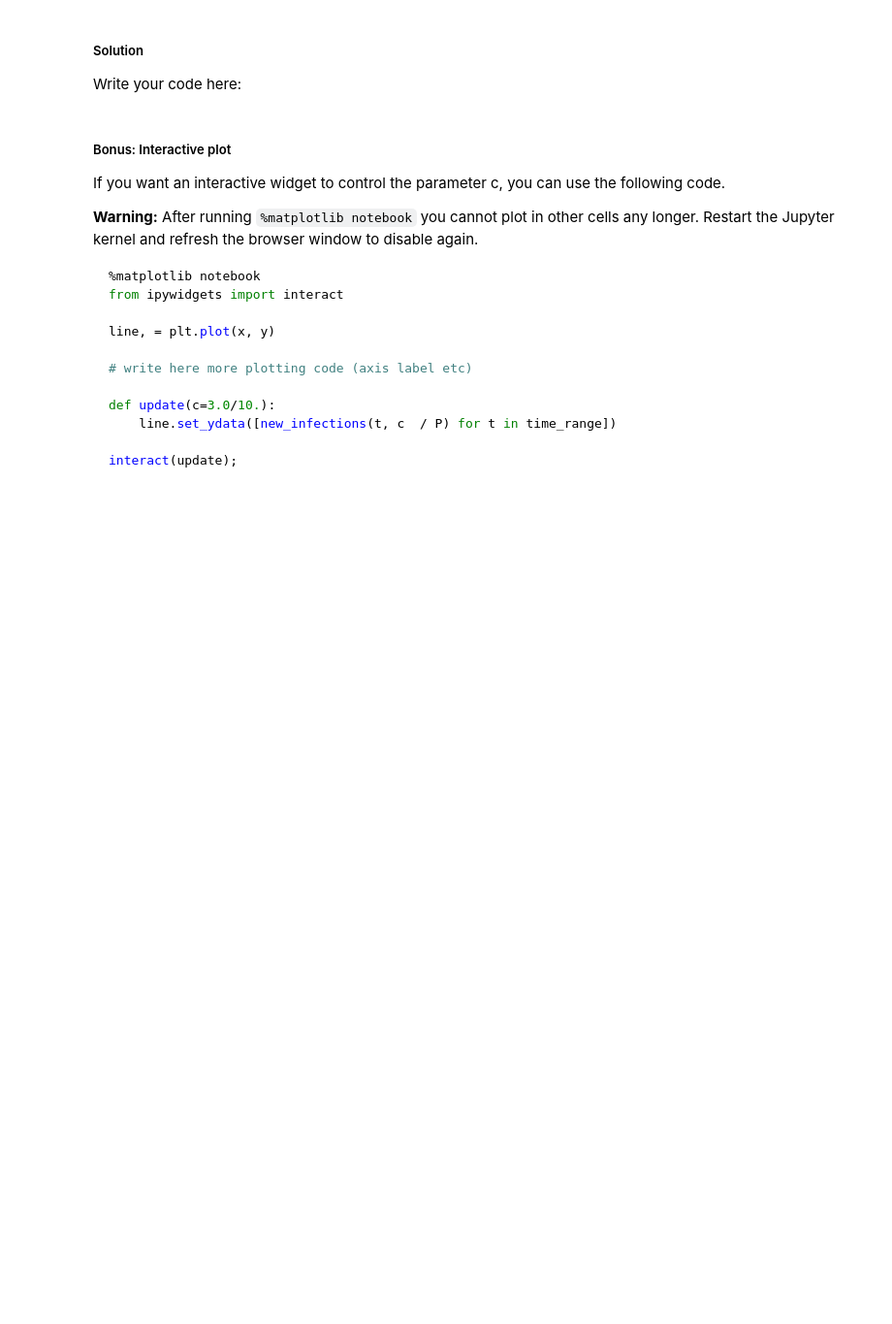
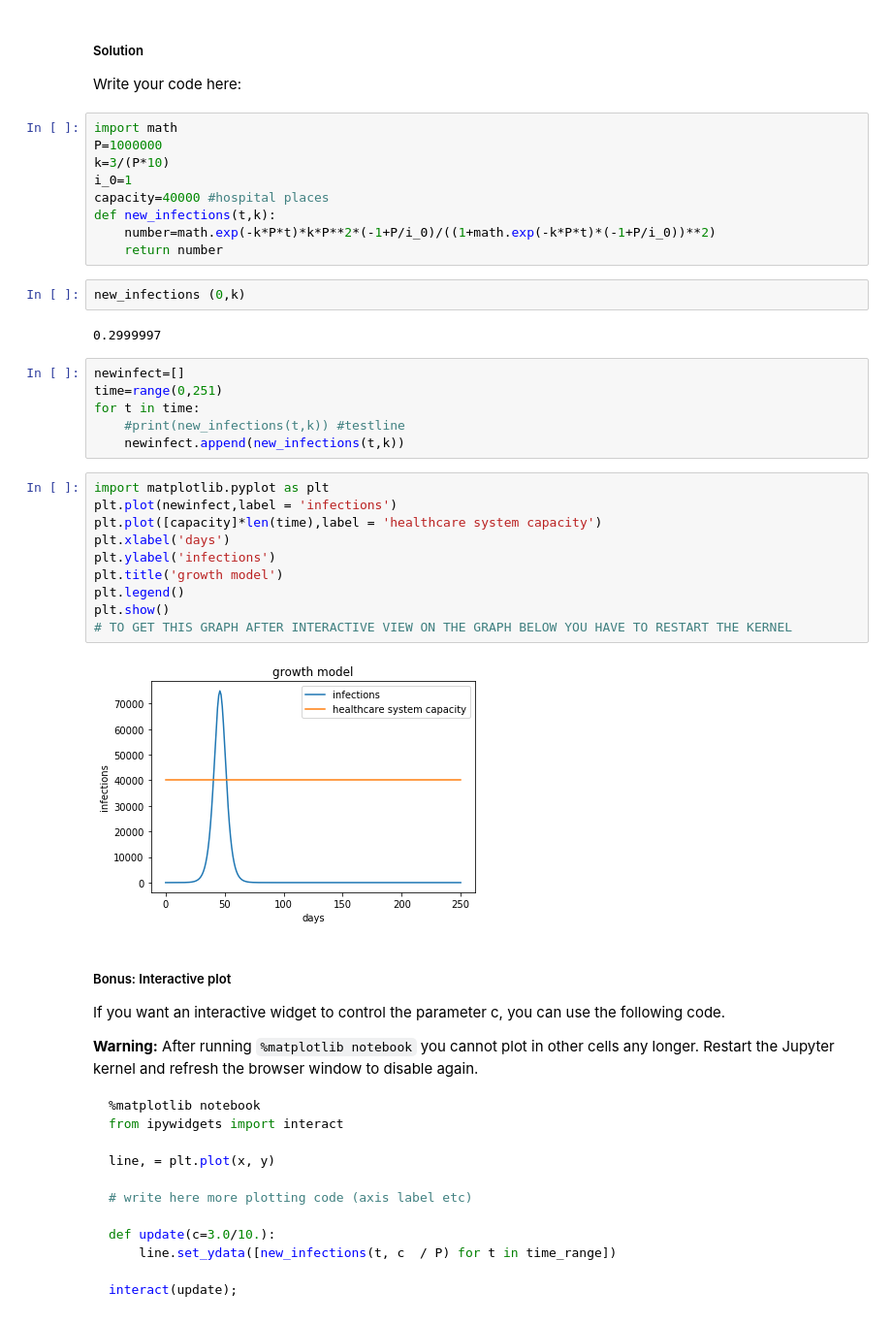
Before and after one commit to Bokubst/homework-scientific-computing, a Jupyter notebook: homework03-python-introduction/homework03.ipynb, the cells around one changed output. Shown: that part at 97% size. Saved outputs shown, nothing was run; the diff lists cells and outputs as text; blank space fills up the shorter version.

```diff
--- a/homework03-python-introduction/homework03.ipynb
+++ b/homework03-python-introduction/homework03.ipynb
@@ -77,6 +77,37 @@ $i_{\textrm{new}}(t):=i'(t) = \frac{e^\left(-k \cdot P \cdot t\right) \cdot k \c
 ##### Solution
 
 Write your code here:
+# %%
+import math
+P=1000000
+k=3/(P*10)
+i_0=1
+capacity=40000 #hospital places
+def new_infections(t,k):
+    number=math.exp(-k*P*t)*k*P**2*(-1+P/i_0)/((1+math.exp(-k*P*t)*(-1+P/i_0))**2)
+    return number
+# %%
+new_infections (0,k)
+# %% [output]
+0.2999997
+# %%
+newinfect=[]
+time=range(0,251)
+for t in time:
+    #print(new_infections(t,k)) #testline
+    newinfect.append(new_infections(t,k))
+# %%
+import matplotlib.pyplot as plt
+plt.plot(newinfect,label = 'infections')
+plt.plot([capacity]*len(time),label = 'healthcare system capacity')
+plt.xlabel('days')
+plt.ylabel('infections')
+plt.title('growth model')
+plt.legend()
+plt.show()
+# TO GET THIS GRAPH AFTER INTERACTIVE VIEW ON THE GRAPH BELOW YOU HAVE TO RESTART THE KERNEL
+# %% [output]
+[figure, added]
 # %% [markdown]
 ##### Bonus: Interactive plot
 
```
Also changed, not shown: parts of 4 cells of this notebook.
